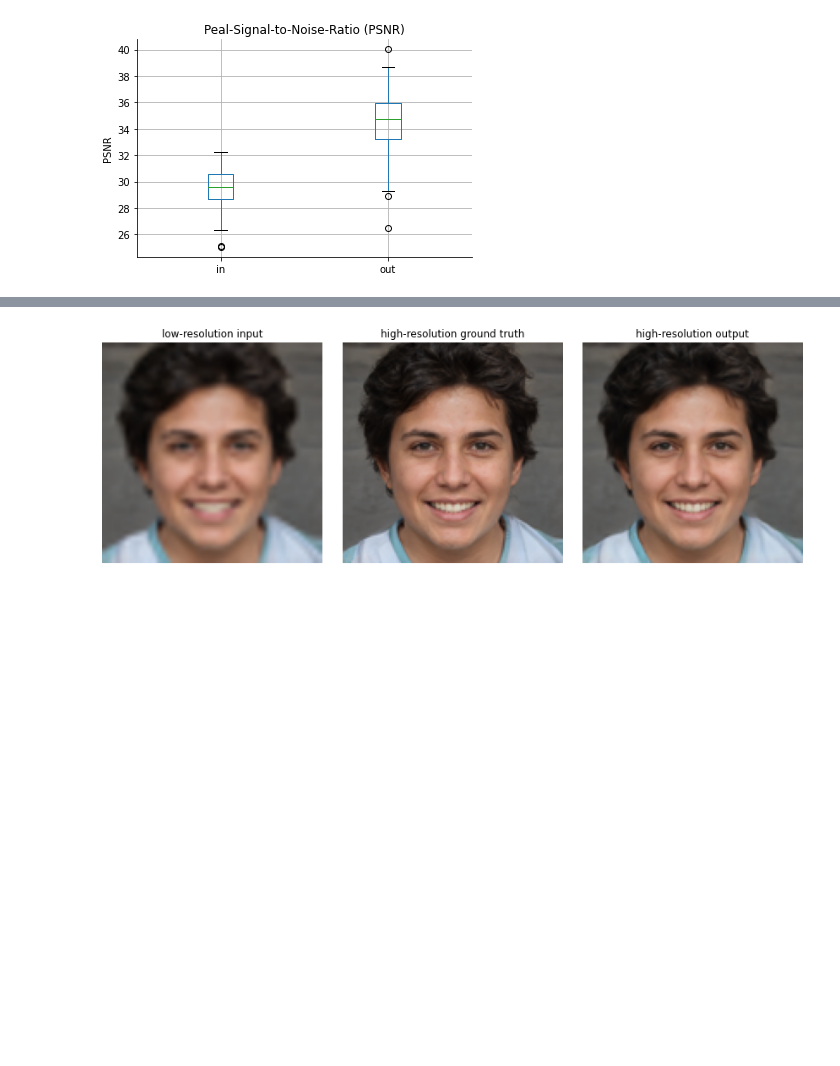
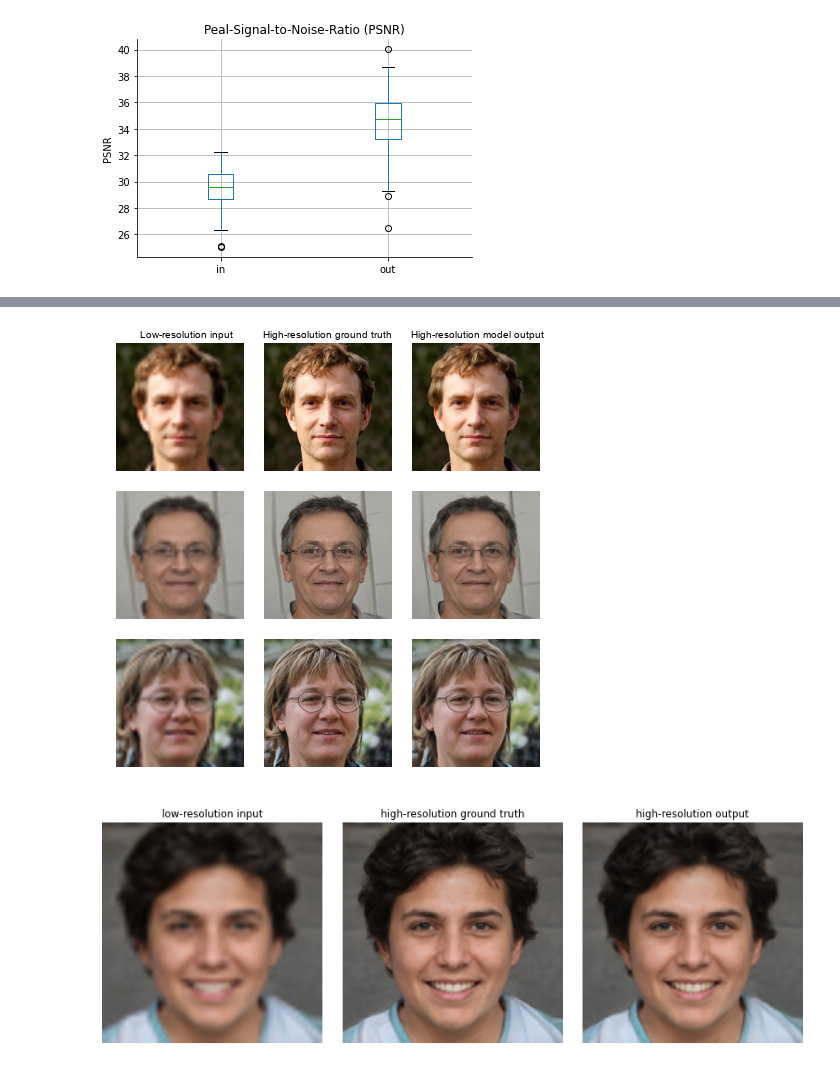
Before and after one commit to nitinkmittal/super_image_resolution, a Jupyter notebook: notebooks/20210613-pix-2-pix-sr-unet-results.ipynb, the cells around one changed output, grey strips where cells are left out. Saved outputs shown, nothing was run; the diff lists cells and outputs as text; code cells hidden in the pictures; blank space fills up the shorter version.

```diff
--- a/notebooks/20210613-results.ipynb
+++ b/notebooks/20210613-pix-2-pix-sr-unet-results.ipynb
@@ -216,3 +235,21 @@ plt.show()
+# %%
+n = 5
+tensor = []
+for i in tqdm(range(20,23), leave=False, position=0):
+    tensor.append(X[i])
+    tensor.append(Y[i])
+    tensor.append(Y_hat[i])
+tensor = torch.stack(tensor)
+img = ToPILImage()(make_grid(tensor, nrow=3, pad_value=1.0, padding=20))
+draw = ImageDraw.Draw(img)
+font = ImageFont.truetype(font=os.path.join(HPARAMS["ASSETS_PATH"], "arial.ttf"), size=10,)
+draw.text((128//2-20, 5), text="Low-resolution input", fill=(0), font=font)
+draw.text((128+128//2-25, 5), text="High-resolution ground truth", fill=(0), font=font)
+draw.text((128+128+128//2 - 5, 5), text="High-resolution model output", fill=(0), font=font)
+img.save(os.path.join(TEST_IMAGES_PATH, "sampled-test.png"))
+img
+# %% [output]
+[figure, added]
 # %%
 i = 0
 display_random_output(X, Y, Y_hat, figsize=(12,4), save_image=True, fp=os.path.join(TEST_IMAGES_PATH, f"{i}"), dpi=500)
```
Also changed, not shown: parts of 2 cells of this notebook, 3 other files.
